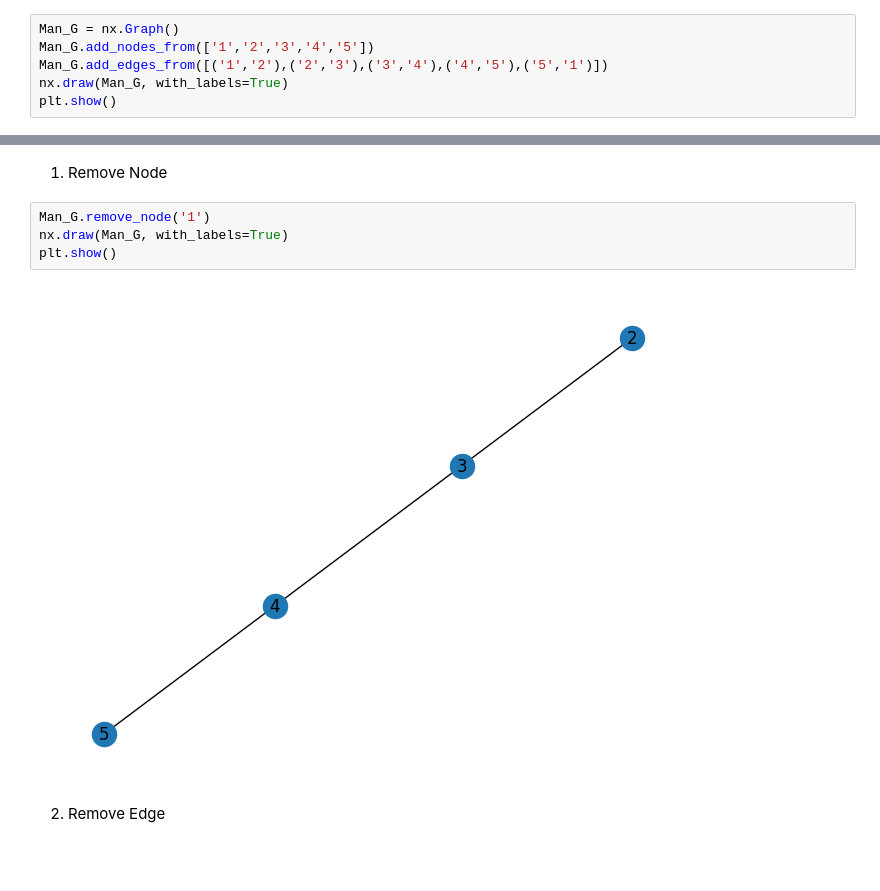
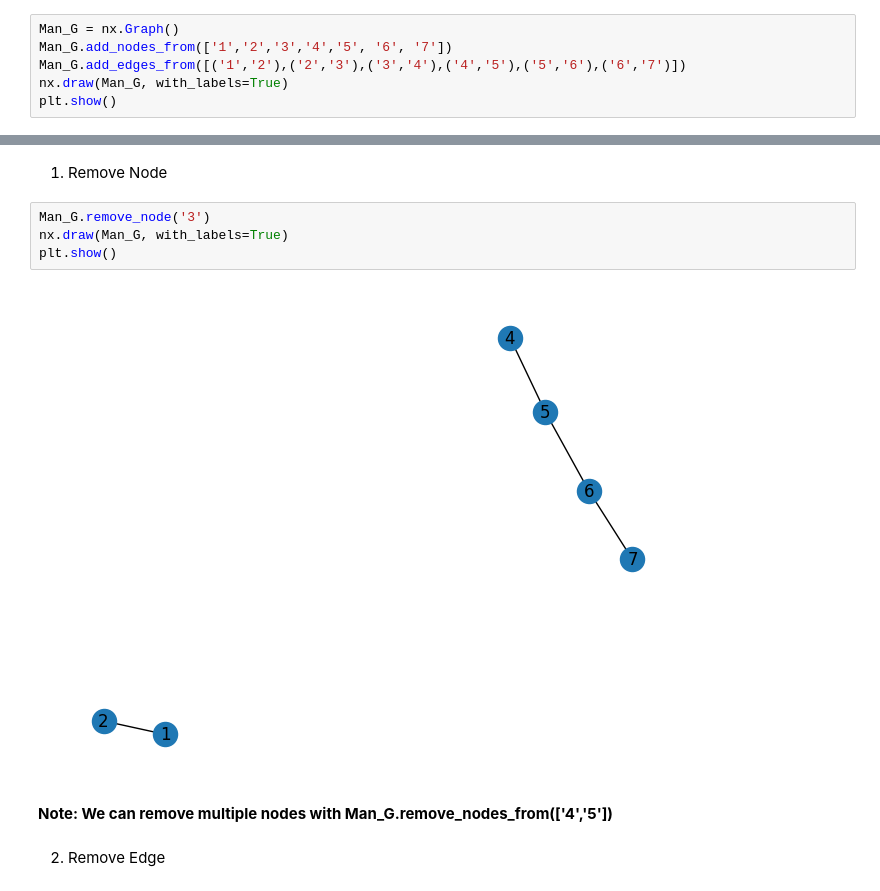
Before and after one commit to coderzaman/Knowledge-Engineering, a Jupyter notebook: Knowledege_Engineering_Lab_Task_02.ipynb, the cells around one changed output, grey strips where cells are left out. Drawn from its saved outputs; the diff is of its cells as text; blank space fills up the shorter version.

```diff
--- a/Knowledege_Engineering_Lab_Task_02.ipynb
+++ b/Knowledege_Engineering_Lab_Task_02.ipynb
@@ -98,8 +98,8 @@ plt.show()
 * Track how connectivity changes after each removal
 # %%
 Man_G = nx.Graph()
-Man_G.add_nodes_from(['1','2','3','4','5'])
-Man_G.add_edges_from([('1','2'),('2','3'),('3','4'),('4','5'),('5','1')])
+Man_G.add_nodes_from(['1','2','3','4','5', '6', '7'])
+Man_G.add_edges_from([('1','2'),('2','3'),('3','4'),('4','5'),('5','6'),('6','7')])
 nx.draw(Man_G, with_labels=True)
 plt.show()
 # %% [output]
@@ -107,11 +107,13 @@ plt.show()
 # %% [markdown]
 1. Remove Node
 # %%
-Man_G.remove_node('1')
+Man_G.remove_node('3')
 nx.draw(Man_G, with_labels=True)
 plt.show()
 # %% [output]
-[figure, old version]
+[figure, new version]
+# %% [markdown]
+**Note: We can remove multiple nodes with Man_G.remove_nodes_from(['4','5'])**
 # %% [markdown]
 2. Remove Edge
 # %%
```
Also changed, not shown: parts of 19 cells of this notebook.
